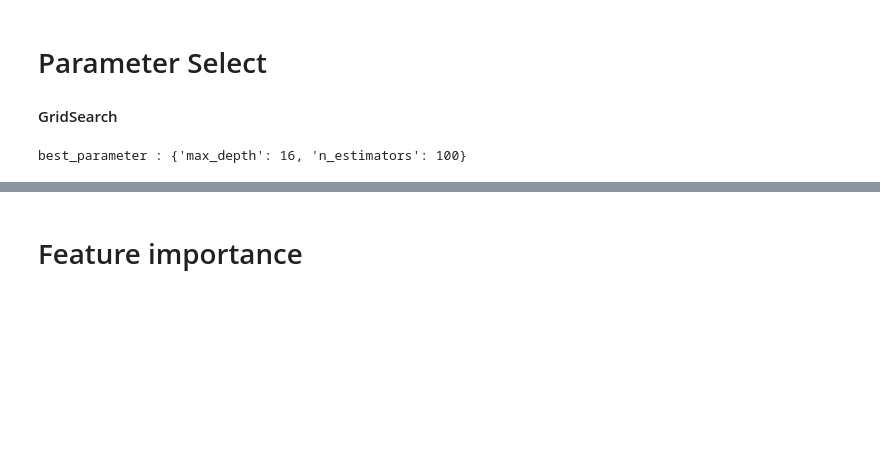
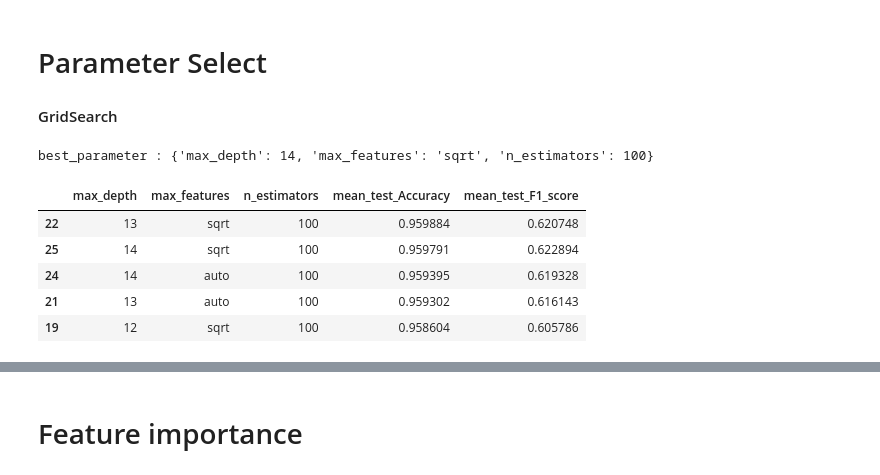
Before and after one commit to Yoon-Alex/churn_list, a Jupyter notebook: old/churn_model.ipynb, the cells around one changed output, grey strips where cells are left out. Cells and saved outputs as stored; diff of their text form; code cells hidden in the pictures; blank space fills up the shorter version.

```diff
--- a/old/churn_model.ipynb
+++ b/old/churn_model.ipynb
@@ -246,10 +194,25 @@ skf = StratifiedShuffleSplit(n_splits=3)
 grid_search = GridSearchCV(estimator = estimator,
                            param_grid = param_grid,
                            cv = skf,
+                           scoring = scoring,
+                           refit='F1_score',
                            n_jobs = -1)
 
 # fit with (x_train, y_train)
 grid_search.fit(X, y)
 print(f"best_parameter : {grid_search.best_params_}")
 # %% [output]
-best_parameter : {'max_depth': 16, 'n_estimators': 100}
+best_parameter : {'max_depth': 14, 'max_features': 'sqrt', 'n_estimators': 100}
+# %%
+result = pd.DataFrame(grid_search.cv_results_['params'])
+result['mean_test_Accuracy'] = grid_search.cv_results_['mean_test_Accuracy']
+result['mean_test_F1_score'] = grid_search.cv_results_['mean_test_F1_score']
+# %%
+result.sort_values(by='mean_test_Accuracy', ascending=False).head()
+# %% [output]
+|  | max_depth | max_features | n_estimators | mean_test_Accuracy | mean_test_F1_score |
+| 22 | 13 | sqrt | 100 | 0.959884 | 0.620748 |
+| 25 | 14 | sqrt | 100 | 0.959791 | 0.622894 |
+| 24 | 14 | auto | 100 | 0.959395 | 0.619328 |
+| 21 | 13 | auto | 100 | 0.959302 | 0.616143 |
+| 19 | 12 | sqrt | 100 | 0.958604 | 0.605786 |
```
Also changed, not shown: parts of 40 cells of this notebook, 1 other file.
